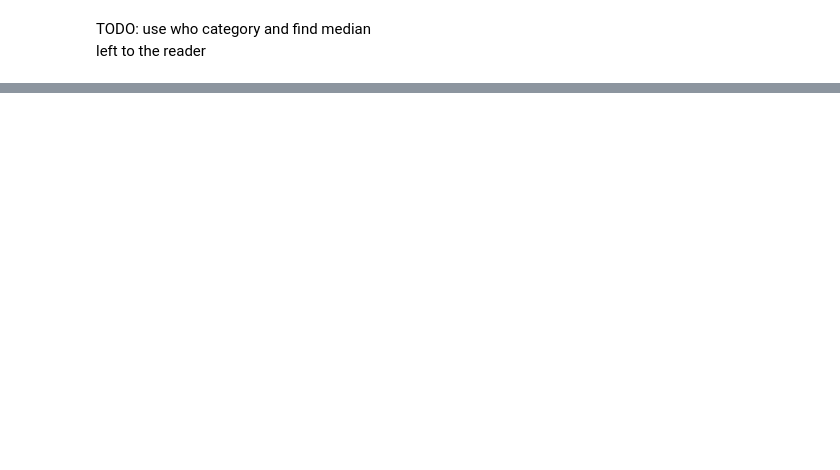
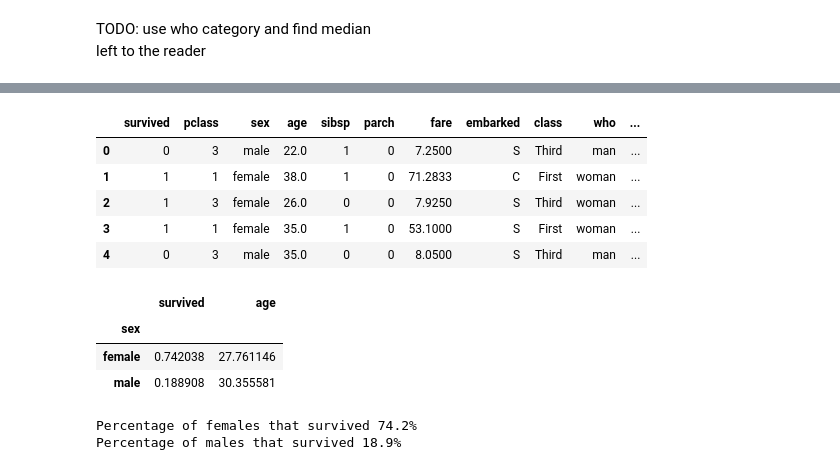
Before and after one commit to HakanAkerblom/Databehandling-Hakan-Akerblom, a Jupyter notebook: Code Alongs/L1_missing_aggregations.ipynb, the cells around one changed output, grey strips where cells are left out. Drawn from its saved outputs; the diff is of its cells as text; code cells hidden in the pictures; blank space fills up the shorter version.

```diff
--- a/Code Alongs/L1_missing_aggregations.ipynb
+++ b/Code Alongs/L1_missing_aggregations.ipynb
@@ -116,0 +325,27 @@ type(titanic)
+# %%
+titanic.head()
+# %% [output]
+|  | survived | pclass | sex | age | sibsp | parch | fare | embarked | class | who | ... |
+| 0 | 0 | 3 | male | 22.0 | 1 | 0 | 7.2500 | S | Third | man | ... |
+| 1 | 1 | 1 | female | 38.0 | 1 | 0 | 71.2833 | C | First | woman | ... |
+| 2 | 1 | 3 | female | 26.0 | 0 | 0 | 7.9250 | S | Third | woman | ... |
+| 3 | 1 | 1 | female | 35.0 | 1 | 0 | 53.1000 | S | First | woman | ... |
+| 4 | 0 | 3 | male | 35.0 | 0 | 0 | 8.0500 | S | Third | man | ... |
+# %%
+# TODO: examine this deprecation with numeric_only
+survivors = titanic.groupby("sex").mean(numeric_only = True)[["survived", "age"]]
+survivors
+# %% [output]
+|  | survived | age |
+| sex |  |  |
+| female | 0.742038 | 27.761146 |
+| male | 0.188908 | 30.355581 |
+# %%
+survived_females_percentage = 100*survivors.loc["female", "survived"]
+survived_males_percentage = 100*survivors.loc["male", "survived"]
+
+print(f"Percentage of females that survived {survived_females_percentage:.1f}%")
+print(f"Percentage of males that survived {survived_males_percentage:.1f}%")
+# %% [output]
+Percentage of females that survived 74.2%
+Percentage of males that survived 18.9%
```
Also changed, not shown: parts of 29 cells of this notebook, 11 other files.
